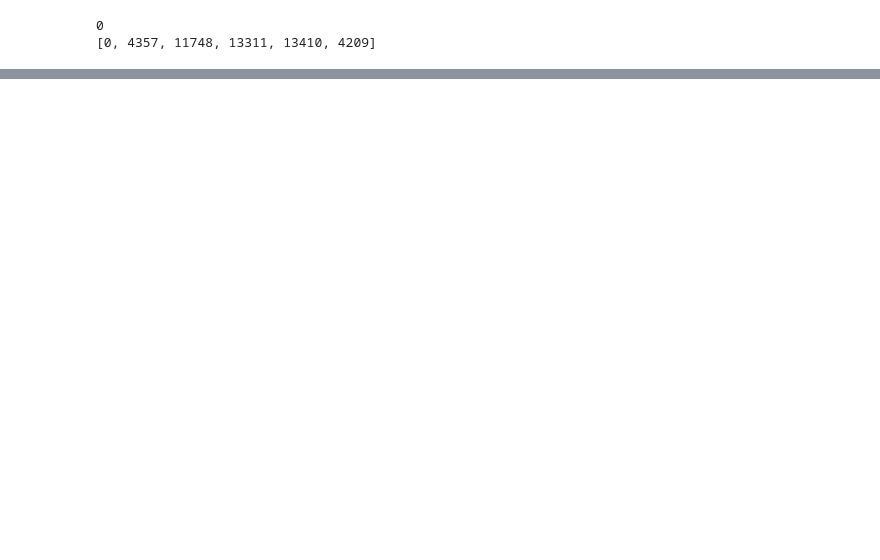
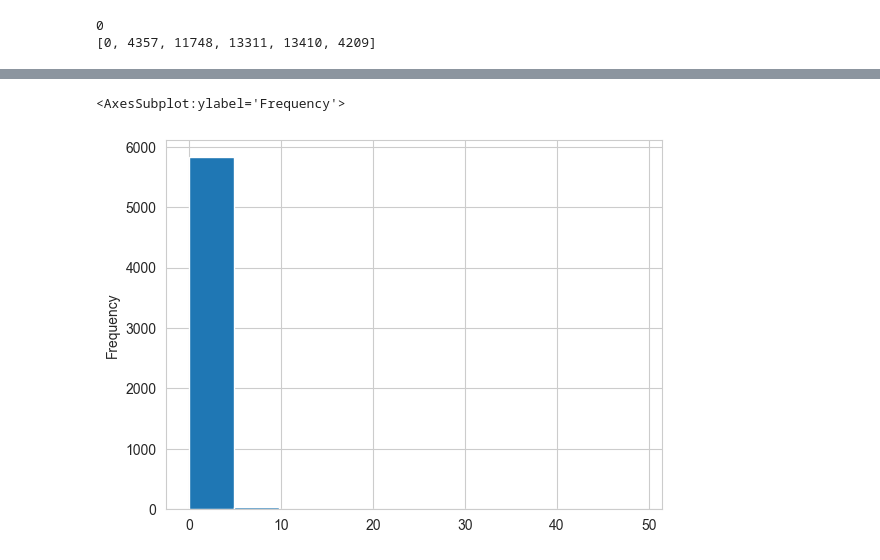
Before and after one commit to mariajoaolavoura/measuring_forgetting, a Jupyter notebook: notebooks/ADM - calculating diversity.ipynb, the cells around one changed output, grey strips where cells are left out. Drawn from its saved outputs; the diff is of its cells as text; code cells hidden in the pictures; blank space fills up the shorter version.

```diff
--- a/notebooks/ADM - calculating diversity.ipynb
+++ b/notebooks/ADM - calculating diversity.ipynb
@@ -261,8 +329,3 @@ print(model_data_b0.GetUserItems(0))
 # %% [output]
 0
 [0, 4357, 11748, 13311, 13410, 4209]
-# %%
-for u in (model_data_b0.userlist[:3]):
-    print(model_data_b0.GetUserItems(u, internal=False))
-    print(meta_dm.loc[meta_dm[namepaths['item_col']].isin(model_data_b0.GetUserItems(u, internal=False)), 'n_brand'].sum())
-    # df (bucket_idx, u, n_seen_items, sum=diversity)
@@ -286,0 +332,14 @@ for u in (model_data_b0.userlist[:3]):
+# %%
+user_div_col = 'user_n_brands'
+
+user_profile_cols = ['bucket_idx', 'user_id', 'n_seen_items', user_div_col]
+user_profile_div = pd.DataFrame(columns=user_profile_cols)
+
+for u in (model_data_b0.userset):
+    # df (bucket_idx, u, n_seen_items, sum=diversity)
+    user_profile = model_data_b0.GetUserItems(u, internal=False)
+    div = meta_dm.loc[meta_dm['item_id'].isin(user_profile), 'n_brand'].sum()
+
+    user_profile_div.loc[len(user_profile_div),:] = [0, u, len(user_profile), div]
+
+user_profile_div
@@ -286,0 +360,5 @@ for u in (model_data_b0.userlist[:3]):
+# %%
+user_profile_div.user_n_brands.plot(kind='hist')
+# %% [output]
+<AxesSubplot:ylabel='Frequency'>
+[figure, added]
```
Also changed, not shown: parts of 39 cells of this notebook.
